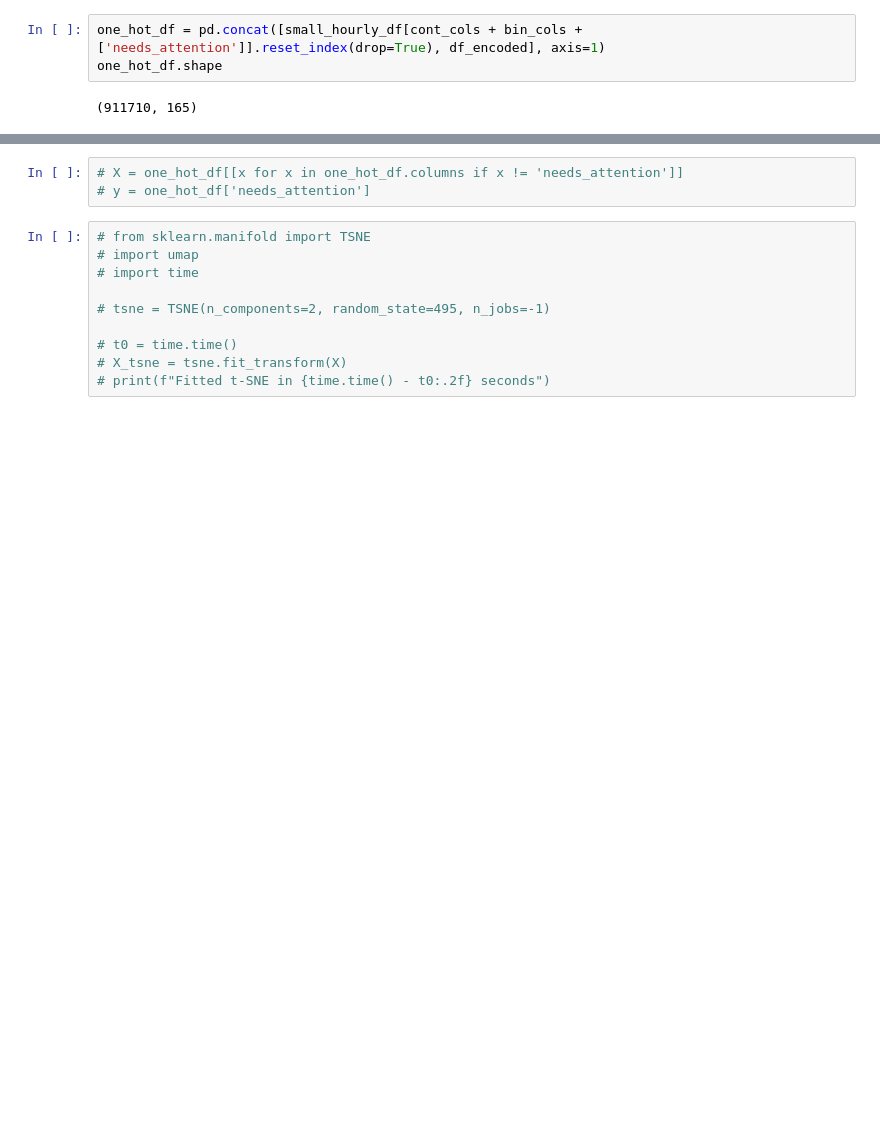
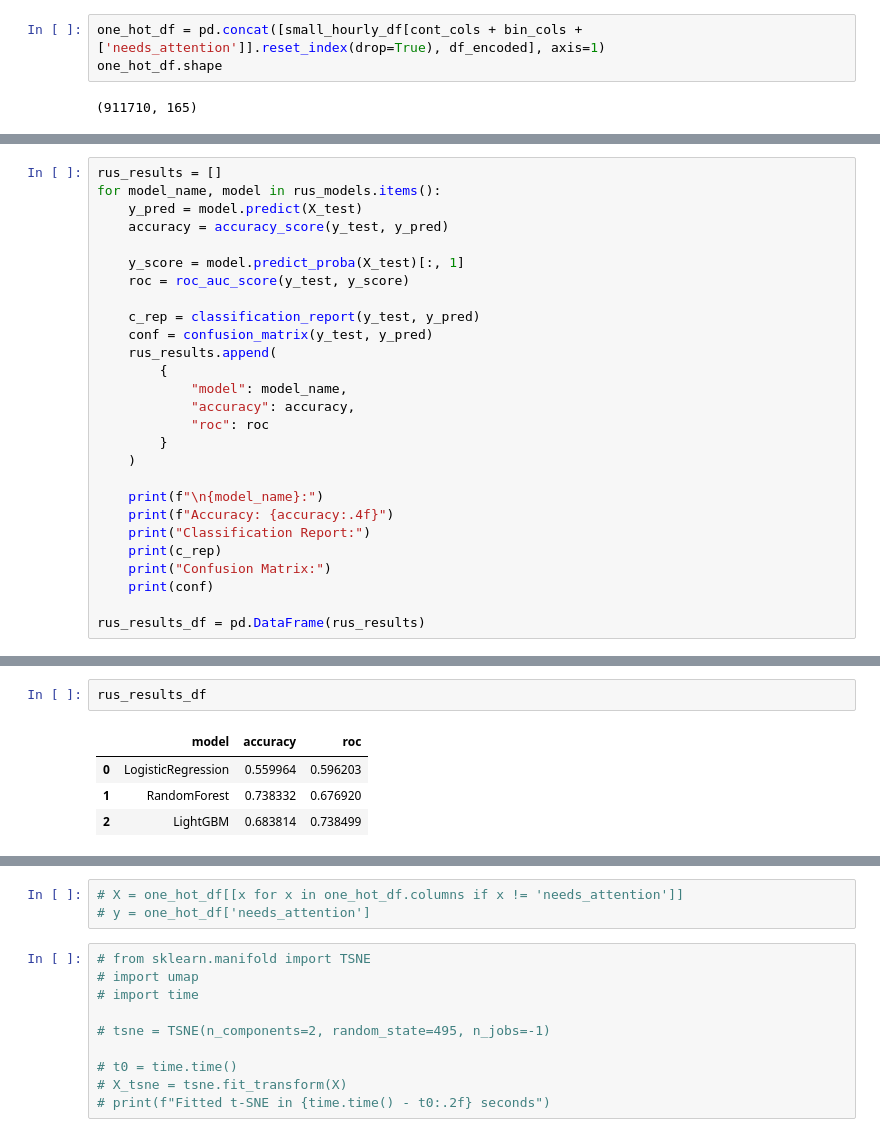
Before and after one commit to step-hen-burke/CA2, a Jupyter notebook: 3_rental_prediction.ipynb, the cells around one changed output, grey strips where cells are left out. Saved outputs shown, nothing was run; the diff lists cells and outputs as text; blank space fills up the shorter version.

```diff
--- a/3_rental_prediction.ipynb
+++ b/3_rental_prediction.ipynb
@@ -410,0 +473,27 @@ plt.show()
+# %%
+rus_results = []
+for model_name, model in rus_models.items():
+    y_pred = model.predict(X_test)
+    accuracy = accuracy_score(y_test, y_pred)
+
+    y_score = model.predict_proba(X_test)[:, 1]
+    roc = roc_auc_score(y_test, y_score)
+
+    c_rep = classification_report(y_test, y_pred)
+    conf = confusion_matrix(y_test, y_pred)
+    rus_results.append(
+        {
+            "model": model_name,
+            "accuracy": accuracy,
+            "roc": roc
+        }
+    )
+
+    print(f"\n{model_name}:")
+    print(f"Accuracy: {accuracy:.4f}")
+    print("Classification Report:")
+    print(c_rep)
+    print("Confusion Matrix:")
+    print(conf)
+
+rus_results_df = pd.DataFrame(rus_results)
@@ -410,0 +525,7 @@ plt.show()
+# %%
+rus_results_df
+# %% [output]
+|  | model | accuracy | roc |
+| 0 | LogisticRegression | 0.559964 | 0.596203 |
+| 1 | RandomForest | 0.738332 | 0.676920 |
+| 2 | LightGBM | 0.683814 | 0.738499 |
```
Also changed, not shown: parts of 26 cells of this notebook, 7 other files.
